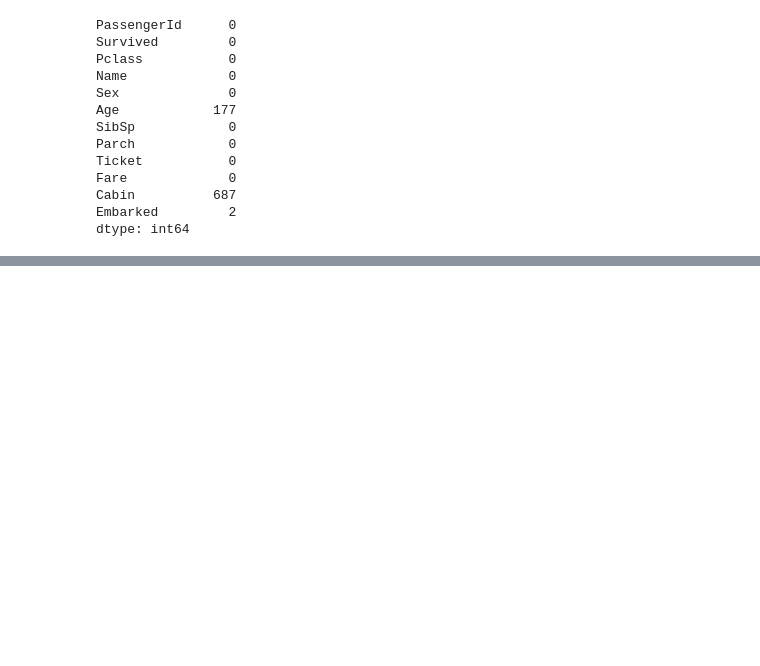
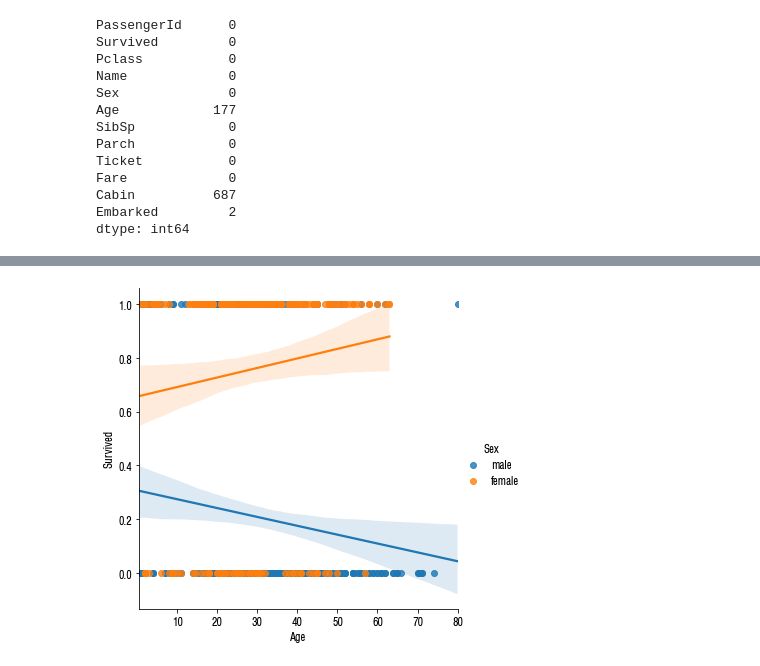
Before and after one commit to qjrrogoa/Python, a Jupyter notebook: DataAnalysis/pandaslib/visualizationlib/Titanic.ipynb, the cells around one changed output, grey strips where cells are left out. Cells and saved outputs as stored; diff of their text form; code cells hidden in the pictures; blank space fills up the shorter version.

```diff
--- a/DataAnalysis/pandaslib/visualizationlib/Titanic.ipynb
+++ b/DataAnalysis/pandaslib/visualizationlib/Titanic.ipynb
@@ -106,0 +126,5 @@ visualizationLmplot('Age')
+# %%
+#visualizationCatplot('Age',df_train,kind='strip',hue='Survivor')
+visulaizationLmplot(x='Age',y='Survived',hue='Sex',data=df_train)
+# %% [output]
+[figure, added]
```
Also changed, not shown: parts of 71 cells of this notebook, 1 other file.
